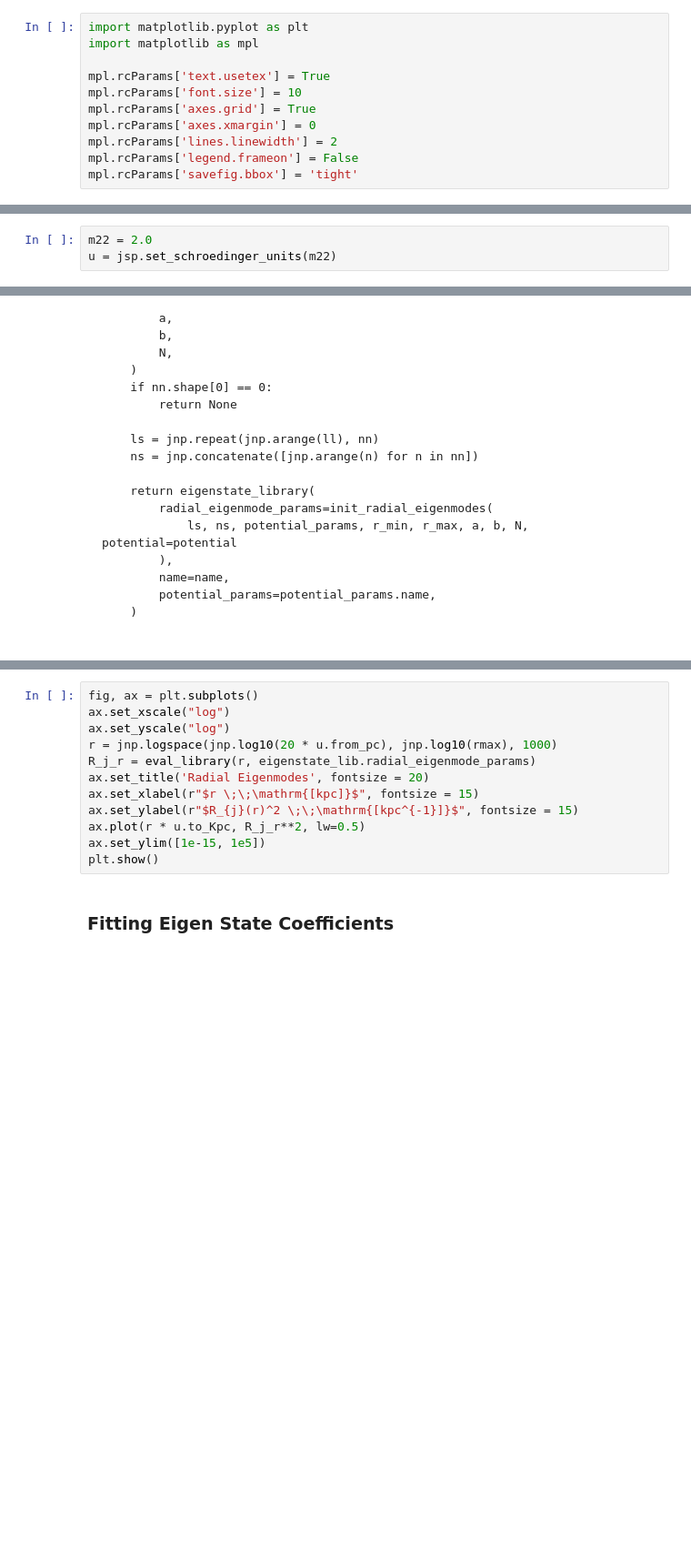
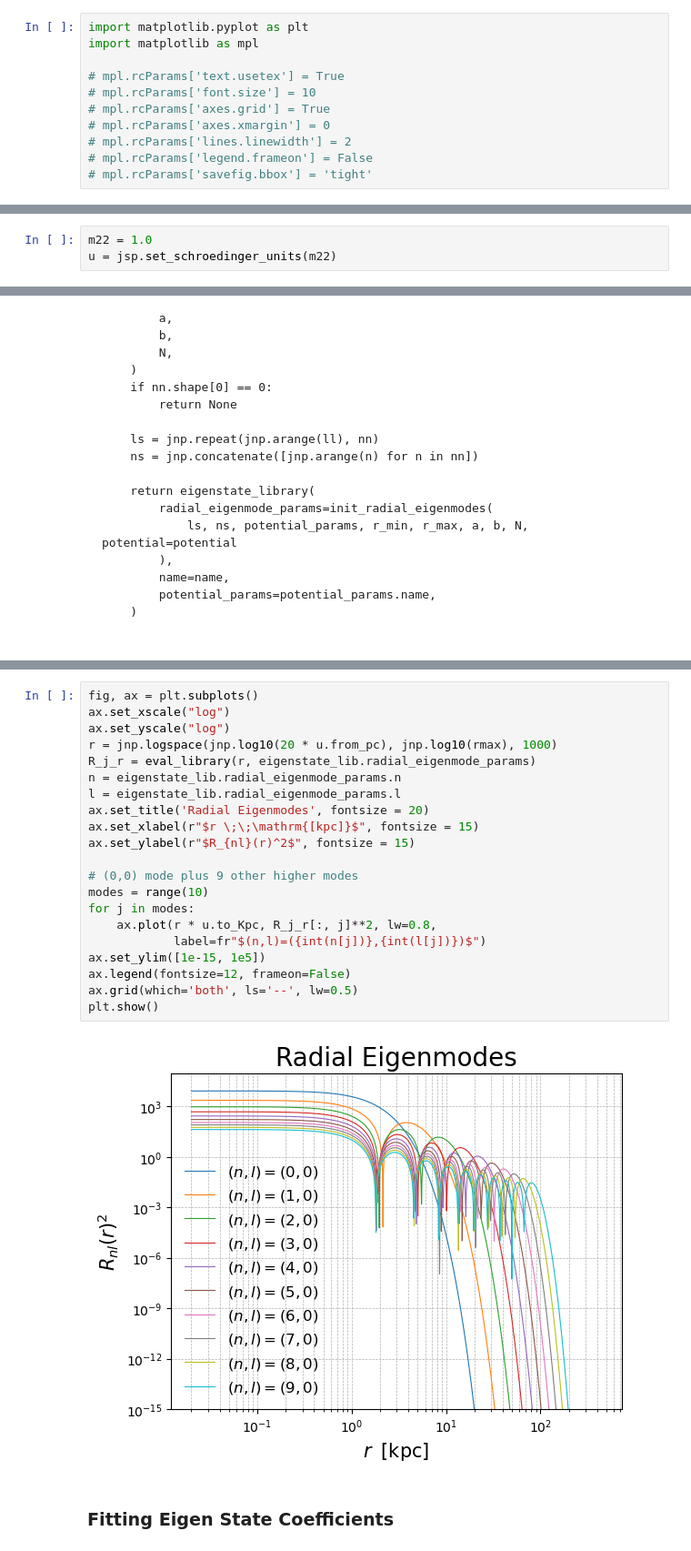
Before and after one commit to jdarne22/jaxsp, a Jupyter notebook: Adding_stellar_masses/examples/tutorial.ipynb, the cells around one changed output, grey strips where cells are left out. Shown at 91% size. Drawn from its saved outputs; the diff is of its cells as text; blank space fills up the shorter version.

```diff
--- a/Adding_stellar_masses/examples/tutorial.ipynb
+++ b/Adding_stellar_masses/examples/tutorial.ipynb
@@ -10,13 +10,13 @@ import jax.numpy as jnp
 import matplotlib.pyplot as plt
 import matplotlib as mpl
 
-mpl.rcParams['text.usetex'] = True
-mpl.rcParams['font.size'] = 10
-mpl.rcParams['axes.grid'] = True
-mpl.rcParams['axes.xmargin'] = 0
-mpl.rcParams['lines.linewidth'] = 2
-mpl.rcParams['legend.frameon'] = False
-mpl.rcParams['savefig.bbox'] = 'tight'
+# mpl.rcParams['text.usetex'] = True
+# mpl.rcParams['font.size'] = 10
+# mpl.rcParams['axes.grid'] = True
+# mpl.rcParams['axes.xmargin'] = 0
+# mpl.rcParams['lines.linewidth'] = 2
+# mpl.rcParams['legend.frameon'] = False
+# mpl.rcParams['savefig.bbox'] = 'tight'
 # %%
 import sys
 sys.path.append('/home/joshua/PhD_year_1/jaxsp/Adding_stellar_masses/')
@@ -29,7 +29,7 @@ Concordance parameters are chosen as in [gravsphere](https://github.com/justinre
 
 u has attributes from_[unit] and to_[unit] to change between units - 10 * u.from_Msun means change 10[$M_{sun}$] to code units
 # %%
-m22 = 2.0
+m22 = 1.0
 u = jsp.set_schroedinger_units(m22)
 # %% [markdown]
 ### Input Density Profiles - Obtains $\rho_{cNFWt}$
@@ -196,15 +230,26 @@ eigenstate_lib
 # %%
 fig, ax = plt.subplots()
 ax.set_xscale("log")
 ax.set_yscale("log")
 r = jnp.logspace(jnp.log10(20 * u.from_pc), jnp.log10(rmax), 1000)
 R_j_r = eval_library(r, eigenstate_lib.radial_eigenmode_params)
+n = eigenstate_lib.radial_eigenmode_params.n
+l = eigenstate_lib.radial_eigenmode_params.l
 ax.set_title('Radial Eigenmodes', fontsize = 20)
 ax.set_xlabel(r"$r \;\;\mathrm{[kpc]}$", fontsize = 15)
-ax.set_ylabel(r"$R_{j}(r)^2 \;\;\mathrm{[kpc^{-1}]}$", fontsize = 15)
-ax.plot(r * u.to_Kpc, R_j_r**2, lw=0.5)
+ax.set_ylabel(r"$R_{nl}(r)^2$", fontsize = 15)
+
+# (0,0) mode plus 9 other higher modes
+modes = range(10)
+for j in modes:
+    ax.plot(r * u.to_Kpc, R_j_r[:, j]**2, lw=0.8,
+            label=fr"$(n,l)=({int(n[j])},{int(l[j])})$")
 ax.set_ylim([1e-15, 1e5])
+ax.legend(fontsize=12, frameon=False)
+ax.grid(which='both', ls='--', lw=0.5)
 plt.show()
+# %% [output]
+[figure, added]
 # %% [markdown]
 ### Fitting Eigen State Coefficients
 # %%
```
Also changed, not shown: parts of 5 cells of this notebook, 15 other files.
